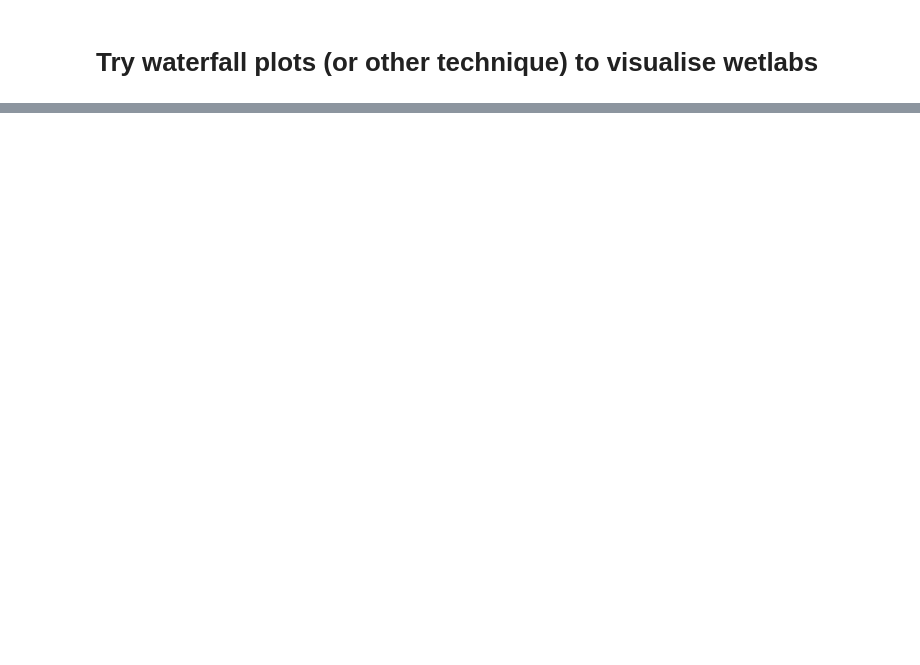
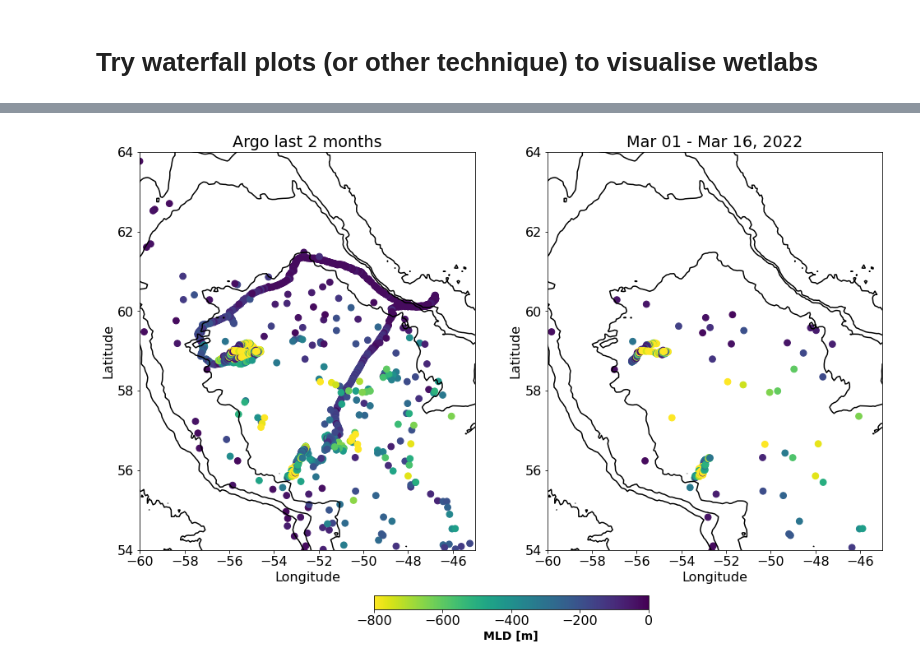
Before and after one commit to eleanorfrajka/c2_slocum, a Jupyter notebook: 02-code/04-visualise_glider-edits.ipynb, the cells around one changed output, grey strips where cells are left out. Saved outputs shown, nothing was run; the diff lists cells and outputs as text; code cells hidden in the pictures; blank space fills up the shorter version.

Commit message:
Calculate Argo MLD

```diff
--- a/02-code/04-visualise_glider-edits.ipynb
+++ b/02-code/04-visualise_glider-edits.ipynb
@@ -233,0 +234,17 @@ plot_gridprof(grid398,ndays,varlist2,'grid398', bathylon,bathylat, bathy)
+# %%
+# Load Argo data
+# Extract a list with the names of existing raw data files
+fname = 'Argo_*.nc'
+existing_files = glob.glob(cat_proc_path(fname))
+
+# Check whether there are any
+if len(existing_files) > 0:
+    # Extract the end date from the filename
+    existing_files = sorted(existing_files)
+    latest_file = existing_files[-1]
+    # Open the dataset
+    ag = xr.open_dataset(latest_file)
+# %%
+map_tracks_mld(bathylon,bathylat,bathy,grid409,grid398,ag)
+# %% [output]
+[figure, added]
```
Also changed, not shown: parts of 6 cells of this notebook, 5 other files.
